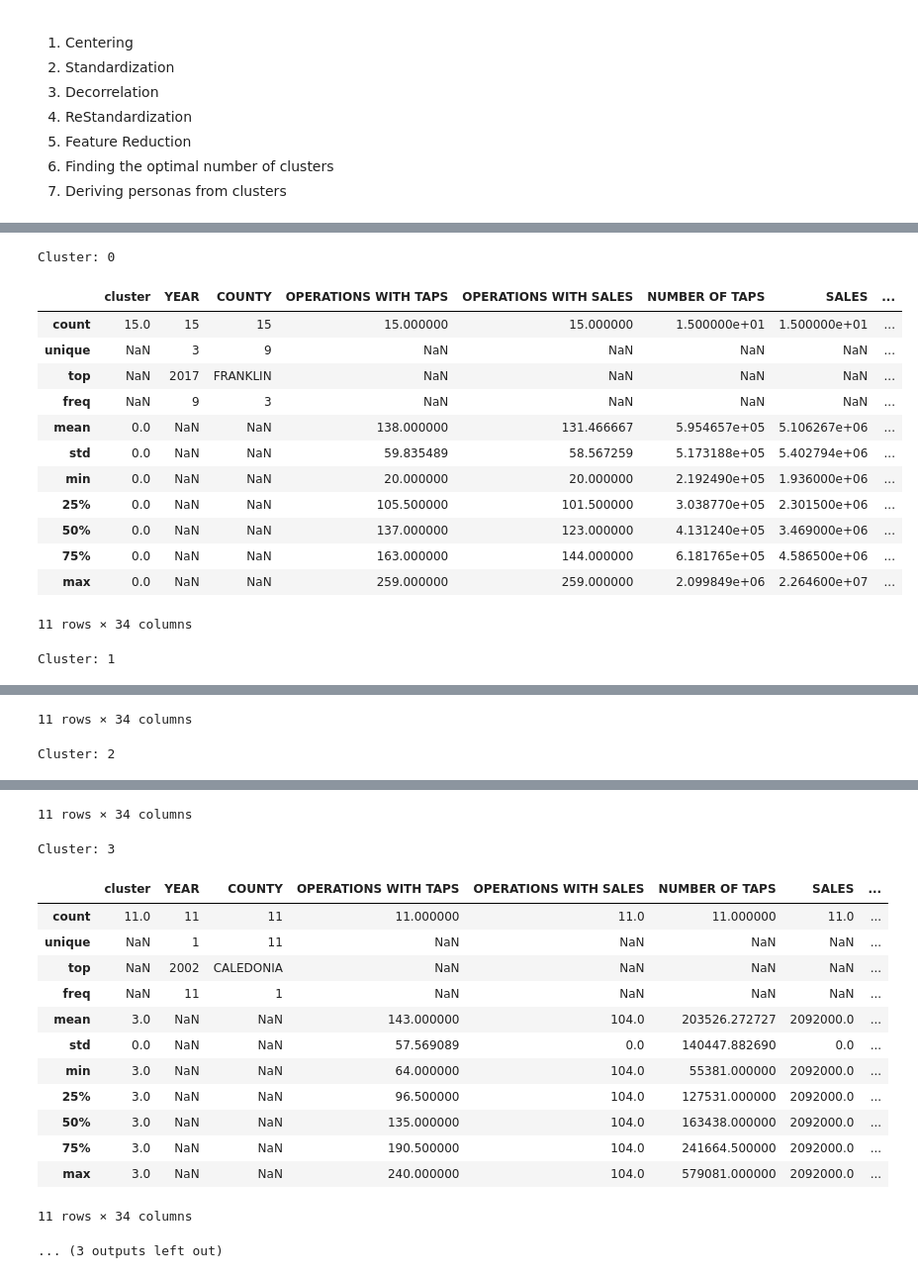
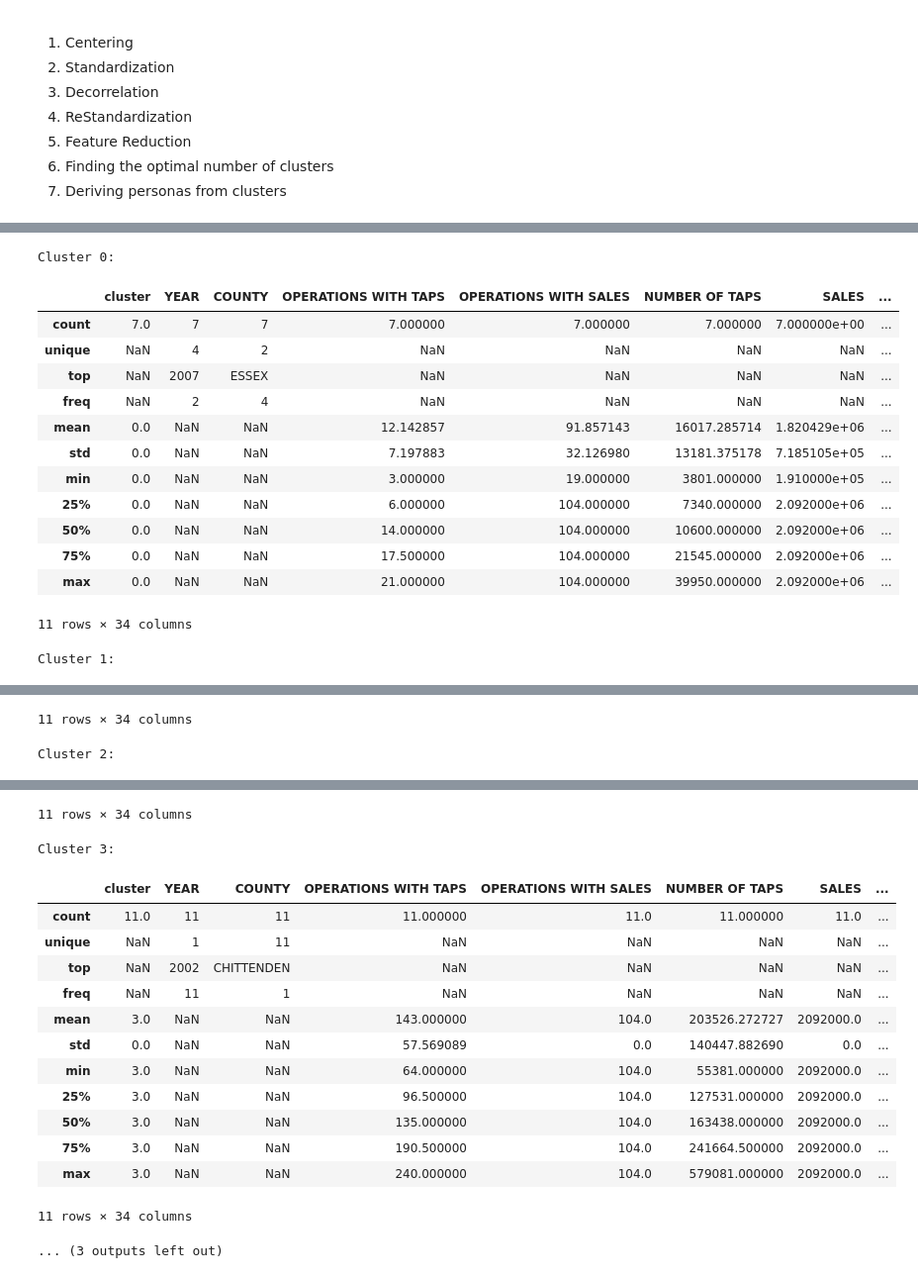
Before and after one commit to victor-alves/MapleSyrupAnalysis, a Jupyter notebook: src/data analysis/clustering.ipynb, the cells around one changed output, grey strips where cells are left out. Shown at 99% size. Cells and saved outputs as stored; diff of their text form; code cells hidden in the pictures.

```diff
--- a/src/data analysis/clustering.ipynb
+++ b/src/data analysis/clustering.ipynb
@@ -347,4 +347,4 @@ elbow_method(reduced_data)
 # %%
-cluster_counts = [5, 6]
-results = cluster(reduced_data, feature_data, cluster_counts)
+cluster_counts = [5]
+results = cluster_analysis(reduced_data, feature_data, cluster_counts)
 # %% [output]
@@ -374,0 +359,36 @@ analysis_groups = analyzed_clusters.groupby("cluster")
+# %%
+analyzed_clusters = results[5]
+cols = analyzed_clusters.columns.tolist()
+cols = cols[-1:] + cols[:-1]
+analyzed_clusters = analyzed_clusters[cols]
+
+renamed_columns = {
+    'TAVG': "Average Annual Temperature",
+    'HTDD': "Heating Degree Days",
+    'EMXP': "Highest Daily Precipitation Total",
+    'SNOW': "Total Annual Snowfall",
+    'TMIN': "Average Annual Minimum Temperature",
+    'EMNT': "Extreme Min Temp",
+    'DT00': "# Days w/ Max Temp <= 0 F",
+    'DT32': "# Days w/ Max Temp <= 32 F",
+    'DX32': "# Days w/ Max Temp <= 32 F",
+    'DX70': "# Days w/ Max Temp <= 70 F",
+    'DX90': "# Days w/ Max Temp >= 90 F",
+    'FZF9': "Temp of Last Freeze <= 16 F (Jan - July)",
+    'FZF4': "Temp of Last Freeze <= 16 F (Aug - Dec)",
+    'FZF8': "Temp of Last Freeze <= 20 F (Jan - July)",
+    'FZF3': "Temp of Last Freeze <= 20 F (Aug - Dec)",
+    'FZF7': "Temp of Last Freeze <= 24 F (Jan - July)",
+    'FZF2': "Temp of Last Freeze <= 24 F (Aug - Dec)",
+    'FZF6': "Temp of Last Freeze <= 28 F (Jan - July)",
+    'FZF1': "Temp of Last Freeze <= 28 F (Aug - Dec)",
+    'FZF5': "Temp of Last Freeze <= 32 F (Jan - July)",
+    'FZF0': "Temp of Last Freeze <= 32 F (Aug - Dec)",
+    'EMXT': "Extreme Max Temp",
+    'CDSD': "Cooling Degree Days",
+    'PRCP': "Total Annual Precipitation",
+    'TMAX': "Average Annual Maximum Temperature",
+    'CLDD': "Mean Cooling Degree Days >= 65 F",
+}
+analyzed_clusters = analyzed_clusters.rename(columns=renamed_columns).sort_values(by=["cluster", "COUNTY", "YEAR"])
+analyzed_clusters.to_csv("../../data/cleaned/results/clustering results.csv", index=False)
@@ -375,25 +398,27 @@ analysis_groups = analyzed_clusters.groupby("cluster")
 # %%
 for cluster in range(5):
     group = analysis_groups.get_group(cluster)
-    print("Cluster: {}".format(cluster))
+    print("Cluster {}:".format(cluster))
     display(group.describe(include="all"))
+    group.to_csv("../../data/cleaned/results/cluster {}.csv".format(cluster))
+    group.describe(include="all").to_csv("../../data/cleaned/results/cluster {} (description).csv".format(cluster))
     print()
 # %% [output]
-Cluster: 0
+Cluster 0:
 |  | cluster | YEAR | COUNTY | OPERATIONS WITH TAPS | OPERATIONS WITH SALES | NUMBER OF TAPS | SALES | ... |
-| count | 15.0 | 15 | 15 | 15.000000 | 15.000000 | 1.500000e+01 | 1.500000e+01 | ... |
-| unique | NaN | 3 | 9 | NaN | NaN | NaN | NaN | ... |
-| top | NaN | 2017 | FRANKLIN | NaN | NaN | NaN | NaN | ... |
-| freq | NaN | 9 | 3 | NaN | NaN | NaN | NaN | ... |
-| mean | 0.0 | NaN | NaN | 138.000000 | 131.466667 | 5.954657e+05 | 5.106267e+06 | ... |
-| std | 0.0 | NaN | NaN | 59.835489 | 58.567259 | 5.173188e+05 | 5.402794e+06 | ... |
-| min | 0.0 | NaN | NaN | 20.000000 | 20.000000 | 2.192490e+05 | 1.936000e+06 | ... |
-| 25% | 0.0 | NaN | NaN | 105.500000 | 101.500000 | 3.038770e+05 | 2.301500e+06 | ... |
-| 50% | 0.0 | NaN | NaN | 137.000000 | 123.000000 | 4.131240e+05 | 3.469000e+06 | ... |
-| 75% | 0.0 | NaN | NaN | 163.000000 | 144.000000 | 6.181765e+05 | 4.586500e+06 | ... |
-| max | 0.0 | NaN | NaN | 259.000000 | 259.000000 | 2.099849e+06 | 2.264600e+07 | ... |
+| count | 7.0 | 7 | 7 | 7.000000 | 7.000000 | 7.000000 | 7.000000e+00 | ... |
+| unique | NaN | 4 | 2 | NaN | NaN | NaN | NaN | ... |
+| top | NaN | 2007 | ESSEX | NaN | NaN | NaN | NaN | ... |
+| freq | NaN | 2 | 4 | NaN | NaN | NaN | NaN | ... |
+| mean | 0.0 | NaN | NaN | 12.142857 | 91.857143 | 16017.285714 | 1.820429e+06 | ... |
+| std | 0.0 | NaN | NaN | 7.197883 | 32.126980 | 13181.375178 | 7.185105e+05 | ... |
+| min | 0.0 | NaN | NaN | 3.000000 | 19.000000 | 3801.000000 | 1.910000e+05 | ... |
+| 25% | 0.0 | NaN | NaN | 6.000000 | 104.000000 | 7340.000000 | 2.092000e+06 | ... |
+| 50% | 0.0 | NaN | NaN | 14.000000 | 104.000000 | 10600.000000 | 2.092000e+06 | ... |
+| 75% | 0.0 | NaN | NaN | 17.500000 | 104.000000 | 21545.000000 | 2.092000e+06 | ... |
+| max | 0.0 | NaN | NaN | 21.000000 | 104.000000 | 39950.000000 | 2.092000e+06 | ... |
 11 rows × 34 columns
-Cluster: 1
+Cluster 1:
 |  | cluster | YEAR | COUNTY | OPERATIONS WITH TAPS | OPERATIONS WITH SALES | NUMBER OF TAPS | SALES | ... |
 | count | 2.0 | 2 | 2 | 2.000000 | 2.000000 | 2.000000 | 2.000000 | ... |
 | unique | NaN | 2 | 1 | NaN | NaN | NaN | NaN | ... |
@@ -407,5 +432,5 @@ Cluster: 1
 | 75% | 1.0 | NaN | NaN | 3.750000 | 3.750000 | 1302.000000 | 13250.000000 | ... |
 | max | 1.0 | NaN | NaN | 4.000000 | 4.000000 | 1500.000000 | 16000.000000 | ... |
 11 rows × 34 columns
-Cluster: 2
+Cluster 2:
 |  | cluster | YEAR | COUNTY | OPERATIONS WITH TAPS | OPERATIONS WITH SALES | NUMBER OF TAPS | SALES | ... |
@@ -423,9 +448,9 @@ Cluster: 2
 11 rows × 34 columns
-Cluster: 3
+Cluster 3:
 |  | cluster | YEAR | COUNTY | OPERATIONS WITH TAPS | OPERATIONS WITH SALES | NUMBER OF TAPS | SALES | ... |
 | count | 11.0 | 11 | 11 | 11.000000 | 11.0 | 11.000000 | 11.0 | ... |
 | unique | NaN | 1 | 11 | NaN | NaN | NaN | NaN | ... |
-| top | NaN | 2002 | CALEDONIA | NaN | NaN | NaN | NaN | ... |
+| top | NaN | 2002 | CHITTENDEN | NaN | NaN | NaN | NaN | ... |
 | freq | NaN | 11 | 1 | NaN | NaN | NaN | NaN | ... |
 | mean | 3.0 | NaN | NaN | 143.000000 | 104.0 | 203526.272727 | 2092000.0 | ... |
 | std | 0.0 | NaN | NaN | 57.569089 | 0.0 | 140447.882690 | 0.0 | ... |
```
Also changed, not shown: parts of 12 cells of this notebook, 21 other files.
